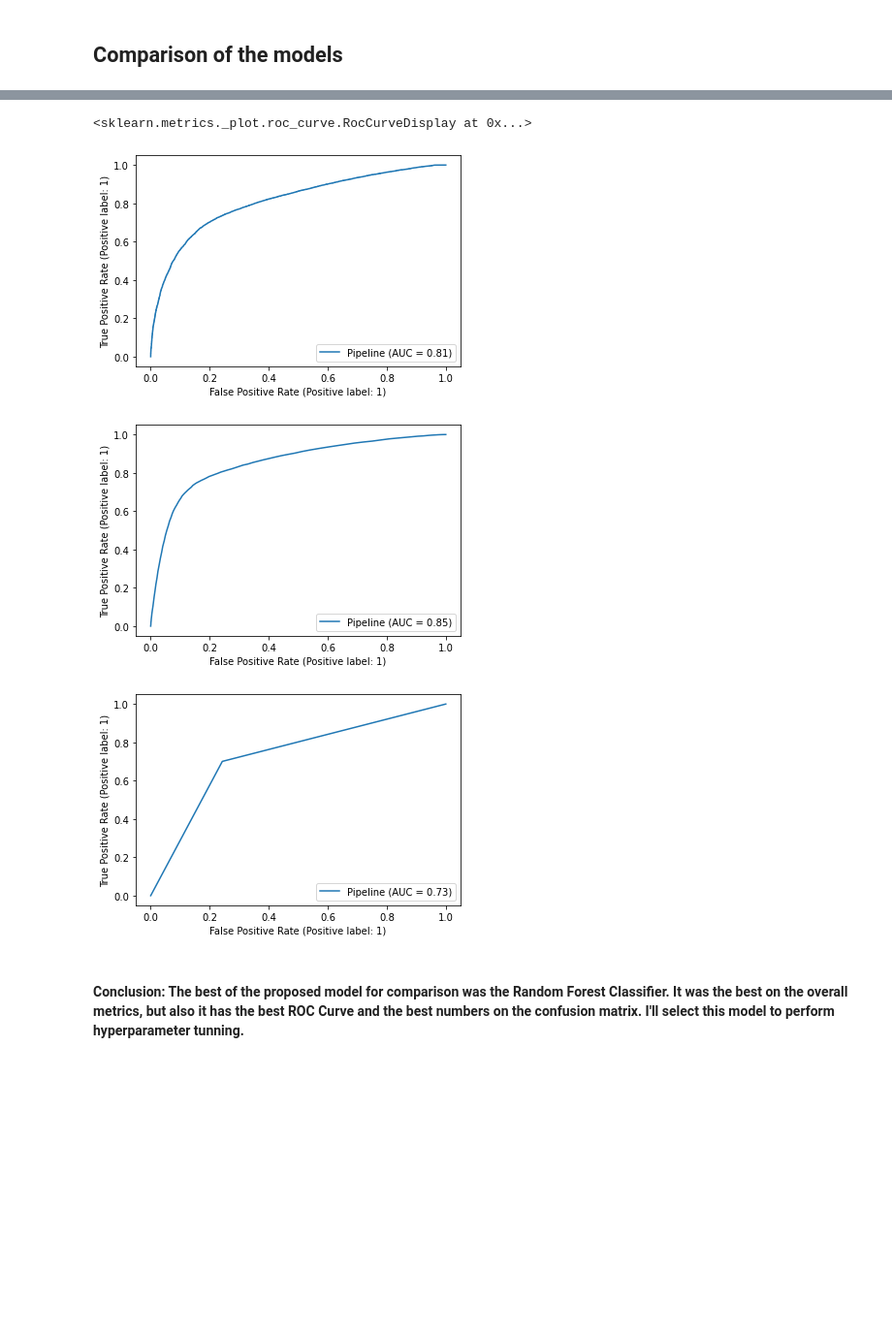
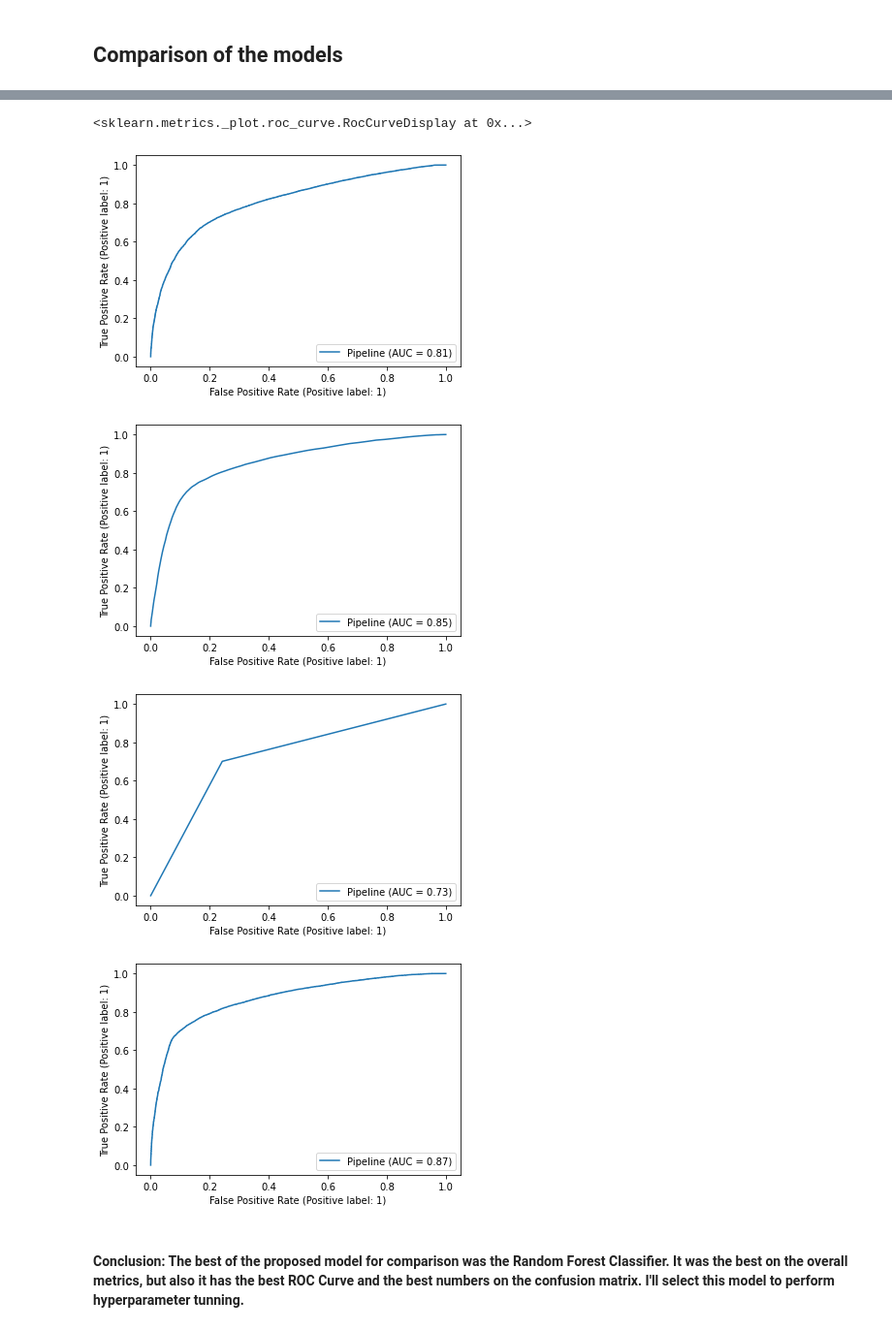
Before and after one commit to caarbelaezg/diabetes-problem, a Jupyter notebook: notebooks/predictive_models.ipynb, the cells around one changed output, grey strips where cells are left out. Shown at 97% size. Drawn from its saved outputs; the diff is of its cells as text; code cells hidden in the pictures; blank space fills up the shorter version.

```diff
--- a/notebooks/predictive_models.ipynb
+++ b/notebooks/predictive_models.ipynb
@@ -228,12 +267,14 @@ comp
 # %%
 plot_roc_curve(lr1, X_test, y_test)
 plot_roc_curve(rf1, X_test, y_test)
 plot_roc_curve(dt1, X_test, y_test)
+plot_roc_curve(xgb_pipeline, X_test, y_test)
 # %% [output]
 <sklearn.metrics._plot.roc_curve.RocCurveDisplay at 0x...>
 [figure]
 [figure]
 [figure]
+[figure, added]
 # %% [markdown]
 #### Conclusion: The best of the proposed model for comparison was the Random Forest Classifier. It was the best on the overall metrics, but also it has the best ROC Curve and the best numbers on the confusion matrix. I'll select this model to perform hyperparameter tunning.
 # %% [markdown]
```
Also changed, not shown: parts of 13 cells of this notebook.
